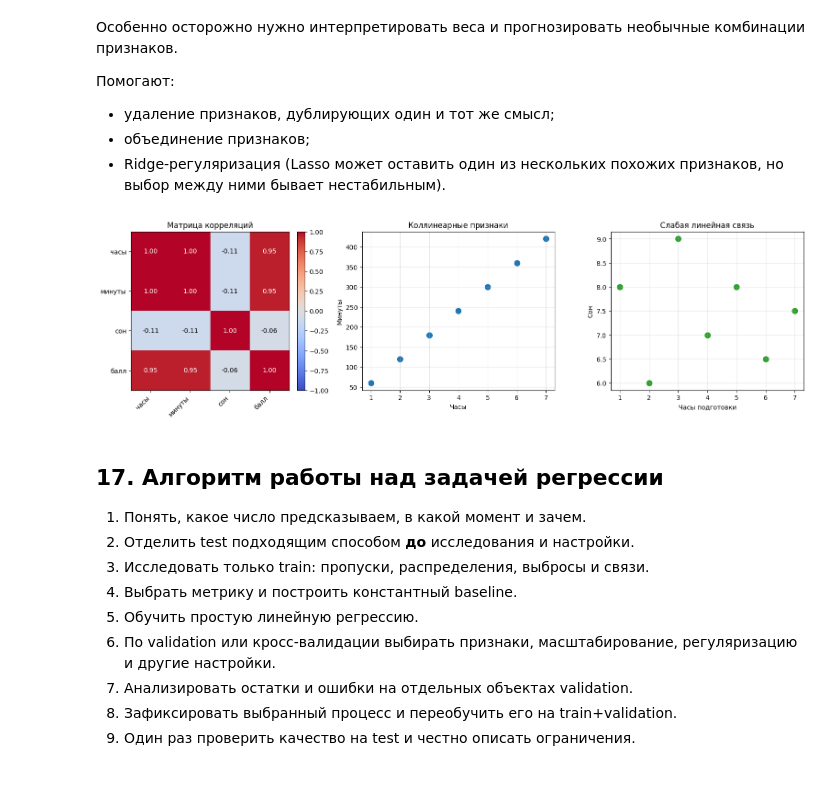
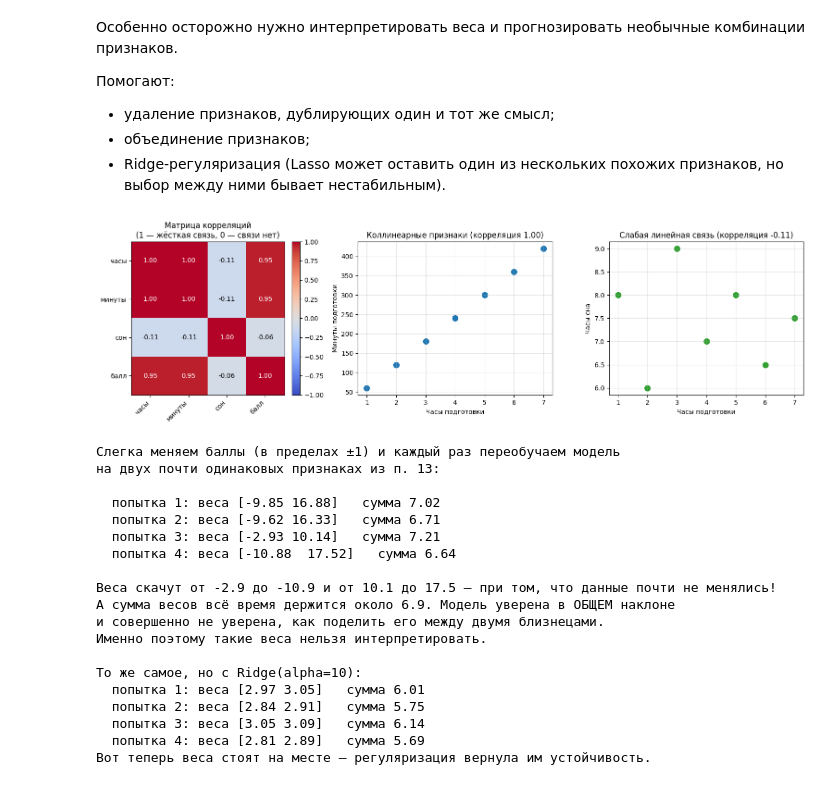
Before and after one commit to gurovic/ml-speckurs, a Jupyter notebook: Урок_25_Линейная_регрессия_Теория/Урок_25_Линейная_регрессия.ipynb, the cells around one changed output. Drawn from its saved outputs; the diff is of its cells as text; code cells hidden in the pictures.

```diff
--- a/Урок_25_Линейная_регрессия_Теория/Урок_25_Линейная_регрессия.ipynb
+++ b/Урок_25_Линейная_регрессия_Теория/Урок_25_Линейная_регрессия.ipynb
@@ -524,56 +964,81 @@ plt.show()
 - объединение признаков;
 - Ridge-регуляризация (Lasso может оставить один из нескольких похожих признаков, но выбор между ними бывает нестабильным).
 # %%
-import pandas as pd
-corr = pd.DataFrame(X_related, columns=['часы', 'почти те же часы']).corr()
-corr.style.format('{:.3f}')
-
 multi_features = pd.DataFrame({
     'часы': hours,
-    'минуты': hours * 60,                 # тот же признак в других единицах
-    'сон': [8, 6, 9, 7, 8, 6.5, 7.5],   # отдельный признак
+    'минуты': hours * 60,                # тот же признак в других единицах
+    'сон': [8, 6, 9, 7, 8, 6.5, 7.5],    # действительно отдельный признак
     'балл': scores,
 })
 corr = multi_features.corr()
 
 fig, axes = plt.subplots(1, 3, figsize=(16, 4.5))
 
-# Тепловая карта: тёмно-красные и тёмно-синие клетки означают сильную связь.
+# Корреляция измеряет силу ЛИНЕЙНОЙ связи и лежит от -1 до +1.
 image = axes[0].imshow(corr, cmap='coolwarm', vmin=-1, vmax=1)
 axes[0].set_xticks(range(len(corr.columns)), corr.columns, rotation=45, ha='right')
 axes[0].set_yticks(range(len(corr.index)), corr.index)
 for i in range(len(corr.index)):
     for j in range(len(corr.columns)):
         axes[0].text(j, i, f'{corr.iloc[i, j]:.2f}', ha='center', va='center',
                      color='white' if abs(corr.iloc[i, j]) > 0.65 else 'black')
-axes[0].set_title('Матрица корреляций')
+axes[0].set_title('Матрица корреляций\n(1 — жёсткая связь, 0 — связи нет)')
 fig.colorbar(image, ax=axes[0], fraction=0.046, pad=0.04)
 
-# Идеальная прямая выдаёт дубликат признака.
 axes[1].scatter(multi_features['часы'], multi_features['минуты'], s=75)
-axes[1].set_title('Коллинеарные признаки')
-axes[1].set_xlabel('Часы'); axes[1].set_ylabel('Минуты')
+axes[1].set_title(f'Коллинеарные признаки (корреляция {corr.loc["часы", "минуты"]:.2f})')
+axes[1].set_xlabel('Часы подготовки')
+axes[1].set_ylabel('Минуты подготовки')
 axes[1].grid(alpha=0.3)
 
-# Здесь точки не лежат на одной прямой: сильной линейной связи нет.
 axes[2].scatter(multi_features['часы'], multi_features['сон'], s=75, color='tab:green')
-axes[2].set_title('Слабая линейная связь')
-axes[2].set_xlabel('Часы подготовки'); axes[2].set_ylabel('Сон')
+axes[2].set_title(f'Слабая линейная связь (корреляция {corr.loc["часы", "сон"]:.2f})')
+axes[2].set_xlabel('Часы подготовки')
+axes[2].set_ylabel('Часы сна')
 axes[2].grid(alpha=0.3)
 
 plt.tight_layout()
 plt.show()
+
+# Третий способ диагностики из списка выше: чуть-чуть трясём данные и смотрим на веса.
+print('Слегка меняем баллы (в пределах ±1) и каждый раз переобучаем модель')
+print('на двух почти одинаковых признаках из п. 13:\n')
+rng_shake = np.random.default_rng(0)
+for attempt in range(4):
+    y_shaken = scores + rng_shake.normal(0, 1.0, len(scores))
+    coefs = LinearRegression().fit(X_related, y_shaken).coef_
+    print(f'  попытка {attempt + 1}: веса {np.round(coefs, 2)}   сумма {coefs.sum():.2f}')
+
+print('\nВеса скачут от -2.9 до -10.9 и от 10.1 до 17.5 — при том, что данные почти не менялись!')
+print('А сумма весов всё время держится около 6.9. Модель уверена в ОБЩЕМ наклоне')
+print('и совершенно не уверена, как поделить его между двумя близнецами.')
+print('Именно поэтому такие веса нельзя интерпретировать.')
+
+print('\nТо же самое, но с Ridge(alpha=10):')
+rng_shake = np.random.default_rng(0)
+for attempt in range(4):
+    y_shaken = scores + rng_shake.normal(0, 1.0, len(scores))
+    coefs = Ridge(alpha=10).fit(X_related, y_shaken).coef_
+    print(f'  попытка {attempt + 1}: веса {np.round(coefs, 2)}   сумма {coefs.sum():.2f}')
+print('Вот теперь веса стоят на месте — регуляризация вернула им устойчивость.')
 # %% [output]
-[figure, old version]
+[figure, new version]
+Слегка меняем баллы (в пределах ±1) и каждый раз переобучаем модель
+на двух почти одинаковых признаках из п. 13:
+
+  попытка 1: веса [-9.85 16.88]   сумма 7.02
+  попытка 2: веса [-9.62 16.33]   сумма 6.71
+  попытка 3: веса [-2.93 10.14]   сумма 7.21
+  попытка 4: веса [-10.88  17.52]   сумма 6.64
+
+Веса скачут от -2.9 до -10.9 и от 10.1 до 17.5 — при том, что данные почти не менялись!
+А сумма весов всё время держится около 6.9. Модель уверена в ОБЩЕМ наклоне
+и совершенно не уверена, как поделить его между двумя близнецами.
+Именно поэтому такие веса нельзя интерпретировать.
+
+То же самое, но с Ridge(alpha=10):
+  попытка 1: веса [2.97 3.05]   сумма 6.01
+  попытка 2: веса [2.84 2.91]   сумма 5.75
+  попытка 3: веса [3.05 3.09]   сумма 6.14
+  попытка 4: веса [2.81 2.89]   сумма 5.69
+Вот теперь веса стоят на месте — регуляризация вернула им устойчивость.
-# %% [markdown]
-## 17. Алгоритм работы над задачей регрессии
-
-1. Понять, какое число предсказываем, в какой момент и зачем.
-2. Отделить test подходящим способом **до** исследования и настройки.
-3. Исследовать только train: пропуски, распределения, выбросы и связи.
-4. Выбрать метрику и построить константный baseline.
-5. Обучить простую линейную регрессию.
-6. По validation или кросс-валидации выбирать признаки, масштабирование, регуляризацию и другие настройки.
-7. Анализировать остатки и ошибки на отдельных объектах validation.
-8. Зафиксировать выбранный процесс и переобучить его на train+validation.
-9. Один раз проверить качество на test и честно описать ограничения.
```
Also changed, not shown: parts of 34 cells of this notebook, 7 other files.
